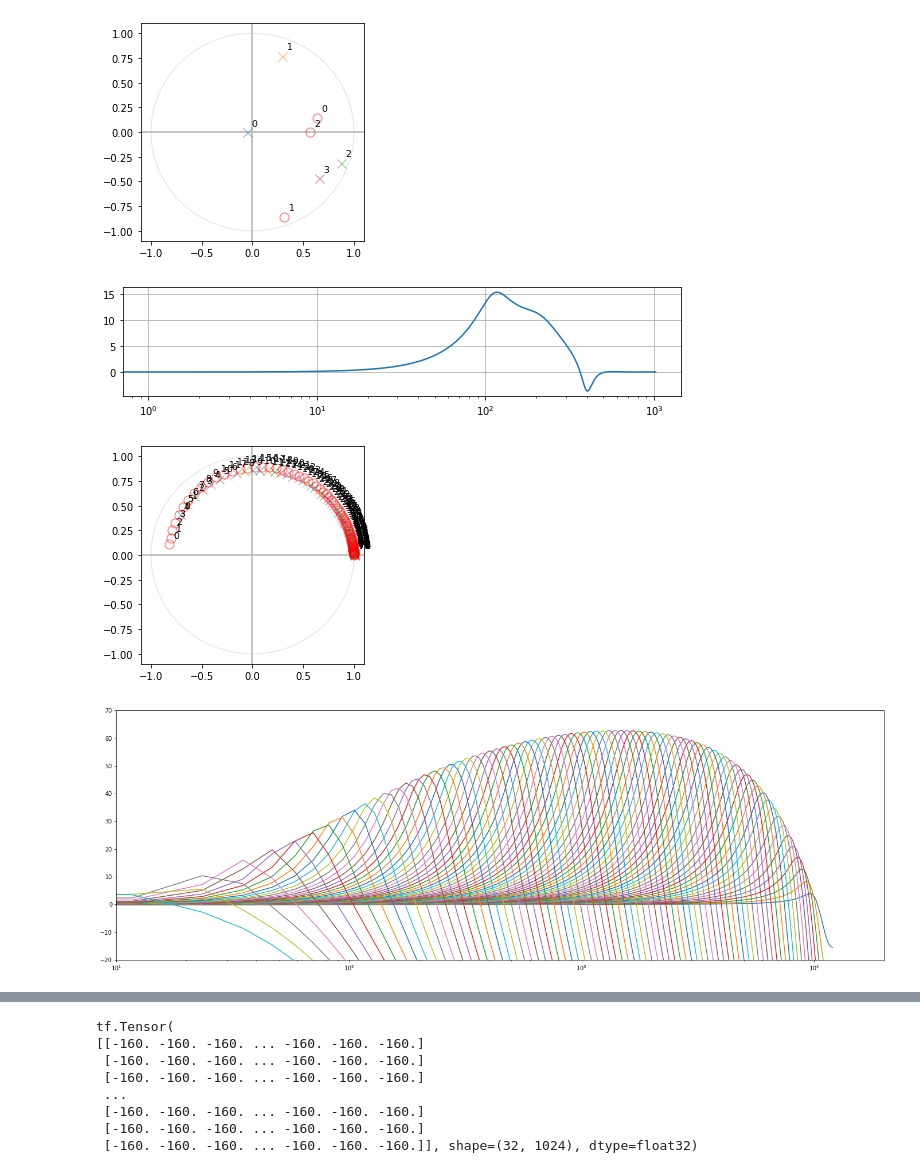
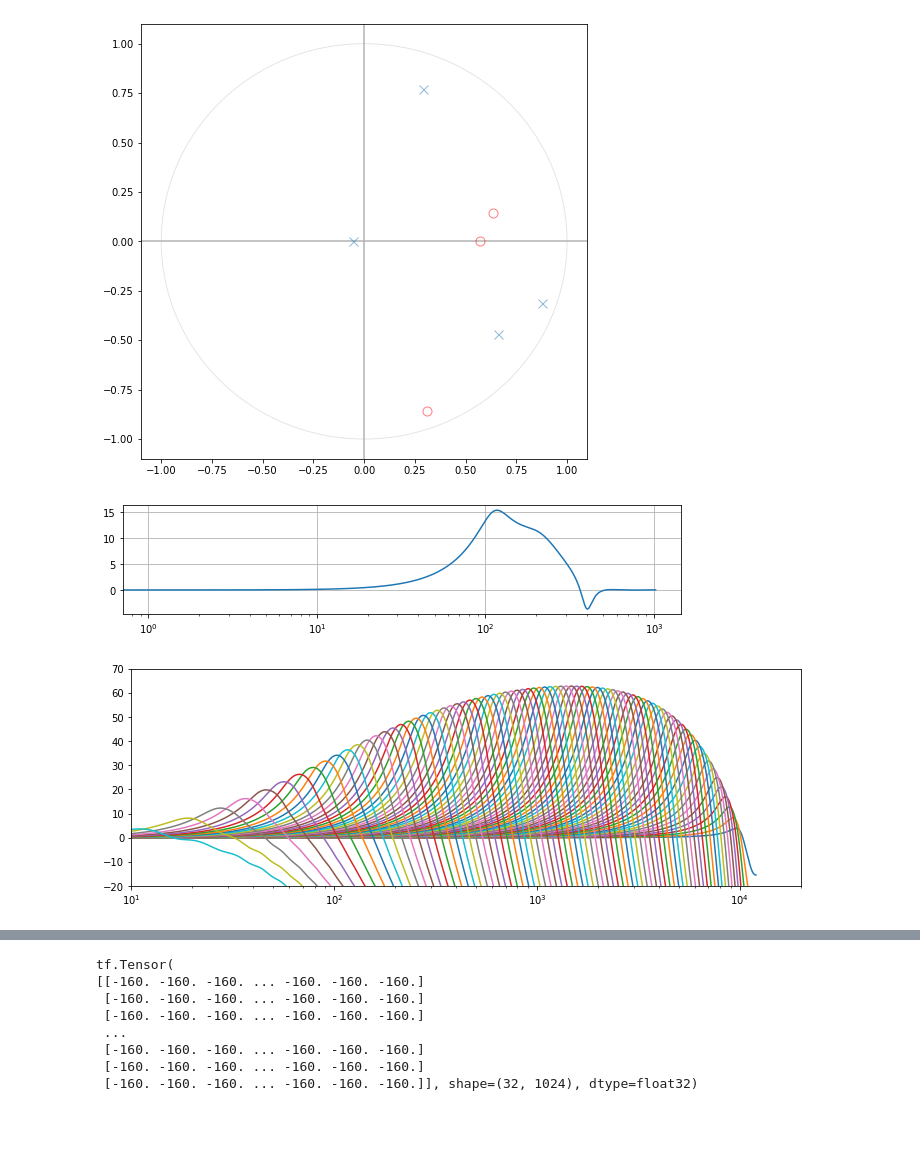
Before and after one commit to google-research/korvapuusti, a Jupyter notebook: experiments/partial_loudness/analysis/jupyter/TensorEars.ipynb, the cells around one changed output, grey strips where cells are left out. Drawn from its saved outputs; the diff is of its cells as text; code cells hidden in the pictures; blank space fills up the shorter version.

```diff
--- a/experiments/partial_loudness/analysis/jupyter/TensorEars.ipynb
+++ b/experiments/partial_loudness/analysis/jupyter/TensorEars.ipynb
@@ -381,10 +385,9 @@ class LoudnessPredictorLayer(tf.keras.layers.Layer):
         return res
 # %%
 window_size = 2048
-ear = OuterEarLayer()
-plot_pz(ear)
+plot_pz(OuterEarLayer())
 z = np.ones([1, 2048], dtype=np.complex128)
-fy = tf.math.abs(ear(z)[0])
+fy = tf.math.abs(OuterEarLayer()(z)[0])
 y = 20 * np.log10(fy[:len(fy)//2])
 plt.figure(figsize=(10,2))
 plt.xscale('log')
@@ -392,13 +395,10 @@ plt.plot(np.arange(0, len(y)), y)
 plt.grid(True)
 plt.show()
 # %% [output]
-[figure, old version]
+[figure, new version]
 [figure]
 # %%
-cl = CARLayer()
-plot_pz(cl)
-cl.plot_outputs(np.ones([window_size], dtype=np.complex128), figsize=(24,8))
+plot_many_z(CARLayer()(np.ones([1, 48000], dtype=np.complex128))[0])
 # %% [output]
-[figure, old version]
+[figure, new version]
-[figure, removed]
 # %%
```
Also changed, not shown: parts of 8 cells of this notebook.
